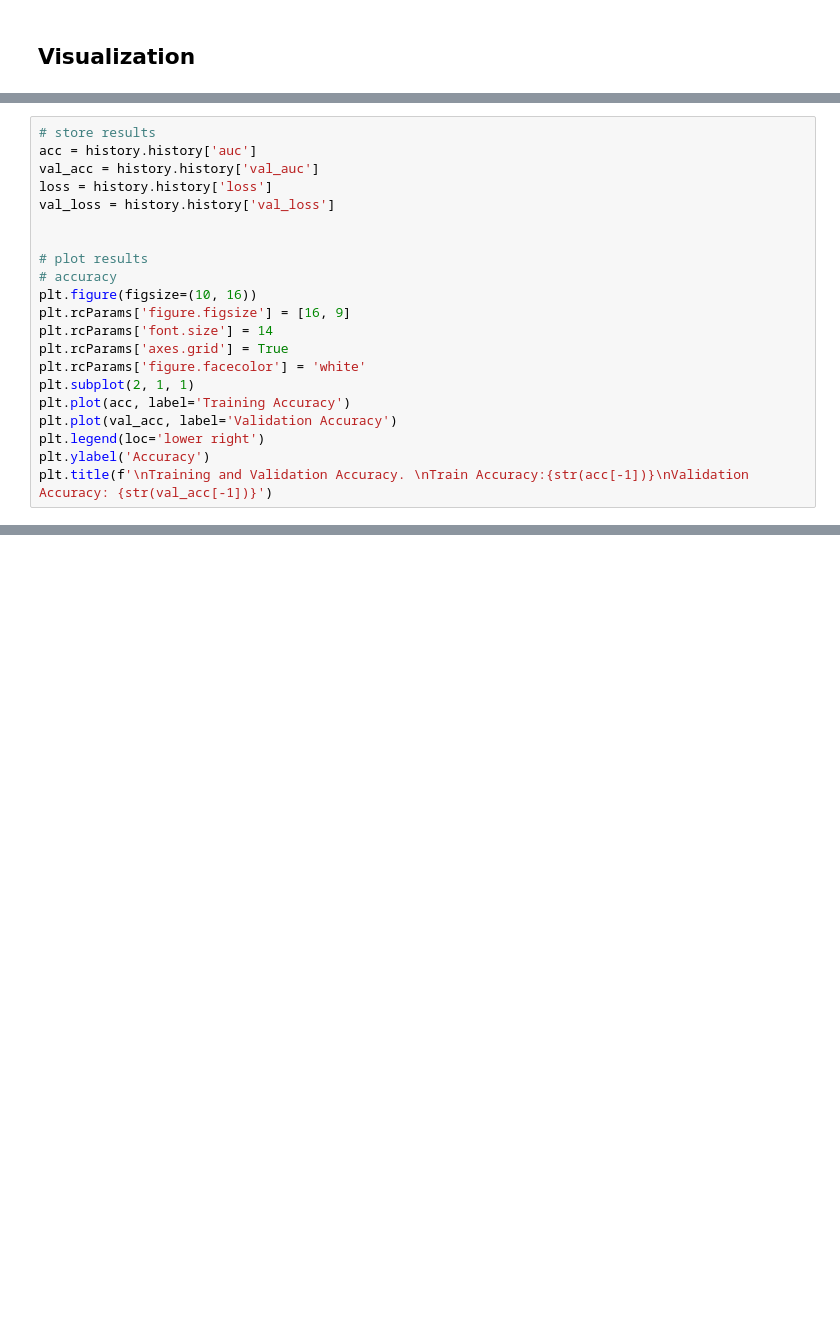
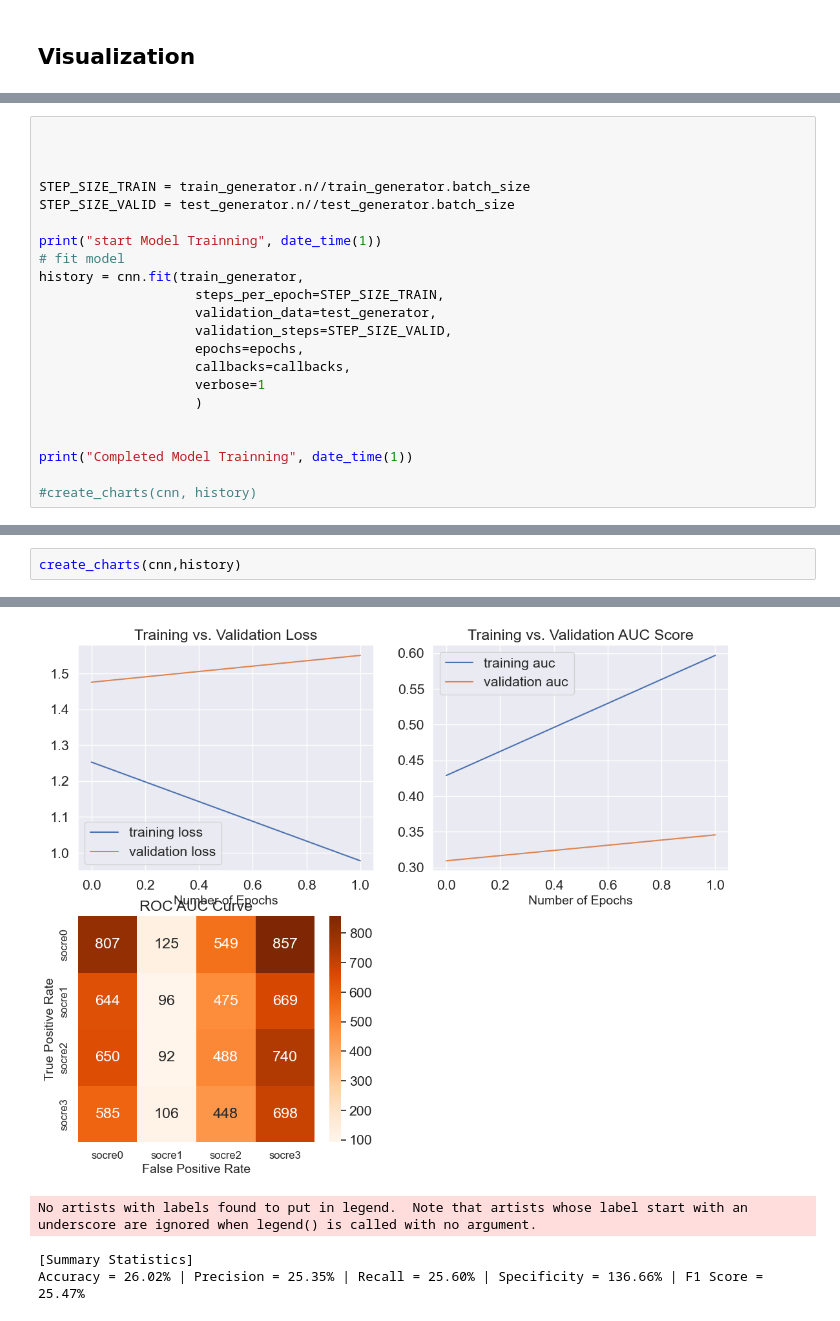
Before and after one commit to jiheddachraoui/Covid19-ultrasound-Compressed-video-based-Frame-level-Scoring, a Jupyter notebook: frame_level_Model.ipynb, the cells around one changed output, grey strips where cells are left out. Saved outputs shown, nothing was run; the diff lists cells and outputs as text; blank space fills up the shorter version.

```diff
--- a/frame_level_Model.ipynb
+++ b/frame_level_Model.ipynb
@@ -765,21 +458,0 @@ create_charts(cnn,history)
-# %%
-# store results
-acc = history.history['auc']
-val_acc = history.history['val_auc']
-loss = history.history['loss']
-val_loss = history.history['val_loss']
-
-
-# plot results
-# accuracy
-plt.figure(figsize=(10, 16))
-plt.rcParams['figure.figsize'] = [16, 9]
-plt.rcParams['font.size'] = 14
-plt.rcParams['axes.grid'] = True
-plt.rcParams['figure.facecolor'] = 'white'
-plt.subplot(2, 1, 1)
-plt.plot(acc, label='Training Accuracy')
-plt.plot(val_acc, label='Validation Accuracy')
-plt.legend(loc='lower right')
-plt.ylabel('Accuracy')
-plt.title(f'\nTraining and Validation Accuracy. \nTrain Accuracy:{str(acc[-1])}\nValidation Accuracy: {str(val_acc[-1])}')
@@ -834,0 +525,22 @@ print(my_submission.head()) # Displaying first five predicted output'''
+# %%
+
+
+
+STEP_SIZE_TRAIN = train_generator.n//train_generator.batch_size
+STEP_SIZE_VALID = test_generator.n//test_generator.batch_size
+
+print("start Model Trainning", date_time(1))
+# fit model
+history = cnn.fit(train_generator,
+                    steps_per_epoch=STEP_SIZE_TRAIN,
+                    validation_data=test_generator,
+                    validation_steps=STEP_SIZE_VALID,
+                    epochs=epochs,
+                    callbacks=callbacks,
+                    verbose=1
+                    )
+
+
+print("Completed Model Trainning", date_time(1))
+
+#create_charts(cnn, history)
@@ -834,0 +571,3 @@ print(my_submission.head()) # Displaying first five predicted output'''
+# %%
+create_charts(cnn,history)
+# %% [output]
@@ -834,0 +583,4 @@ print(my_submission.head()) # Displaying first five predicted output'''
+[figure, added]
+No artists with labels found to put in legend.  Note that artists whose label start with an underscore are ignored when legend() is called with no argument.
+[Summary Statistics]
+Accuracy = 26.02% | Precision = 25.35% | Recall = 25.60% | Specificity = 136.66% | F1 Score = 25.47%
```
Also changed, not shown: parts of 33 cells of this notebook, 5 other files.
